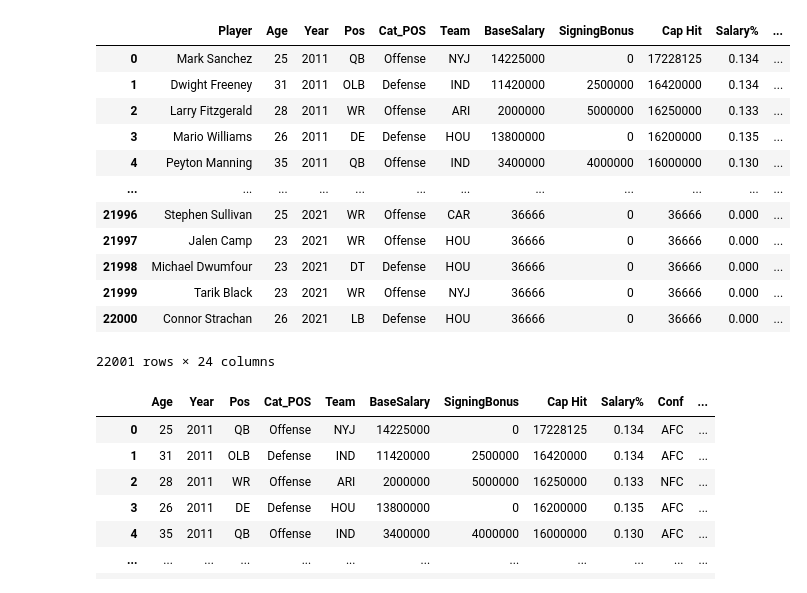
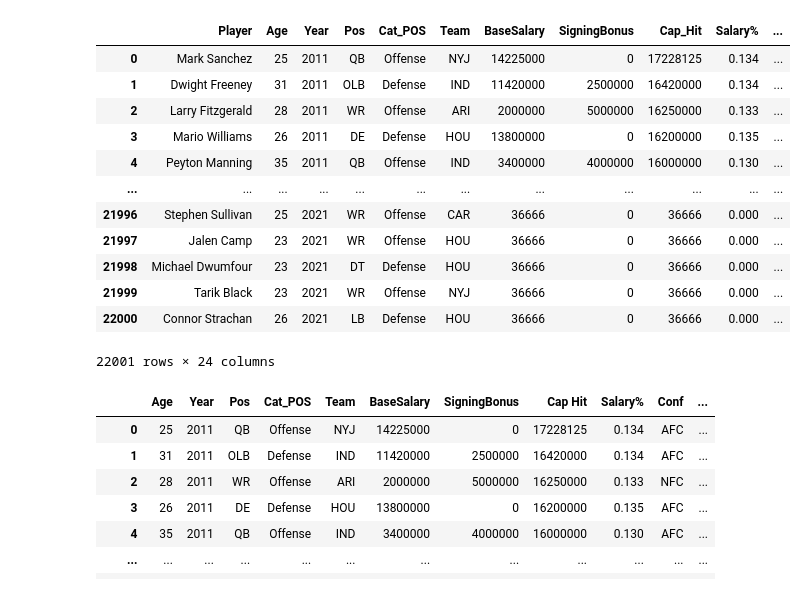
Before and after one commit to leblabac/dain-bramage-final-project, a Jupyter notebook: Resources/Dataframes_by_Year.ipynb, the cells around one changed output. Drawn from its saved outputs; the diff is of its cells as text; code cells hidden in the pictures.

```diff
--- a/Resources/Dataframes_by_Year.ipynb
+++ b/Resources/Dataframes_by_Year.ipynb
@@ -6,11 +6,11 @@ import numpy as np
 # %%
 # load and read csv file into DataFrame
 
-merged_file_to_load = "NFL_Merged_df.csv"
+merged_file_to_load = "../Resources/NFL_Merged_df.csv"
 NFL_Merged_df = pd.read_csv(merged_file_to_load)
 NFL_Merged_df
 # %% [output]
-|  | Player | Age | Year | Pos | Cat_POS | Team | BaseSalary | SigningBonus | Cap Hit | Salary% | ... |
+|  | Player | Age | Year | Pos | Cat_POS | Team | BaseSalary | SigningBonus | Cap_Hit | Salary% | ... |
 | 0 | Mark Sanchez | 25 | 2011 | QB | Offense | NYJ | 14225000 | 0 | 17228125 | 0.134 | ... |
 | 1 | Dwight Freeney | 31 | 2011 | OLB | Defense | IND | 11420000 | 2500000 | 16420000 | 0.134 | ... |
 | 2 | Larry Fitzgerald | 28 | 2011 | WR | Offense | ARI | 2000000 | 5000000 | 16250000 | 0.133 | ... |
```
Also changed, not shown: 6 other files.
